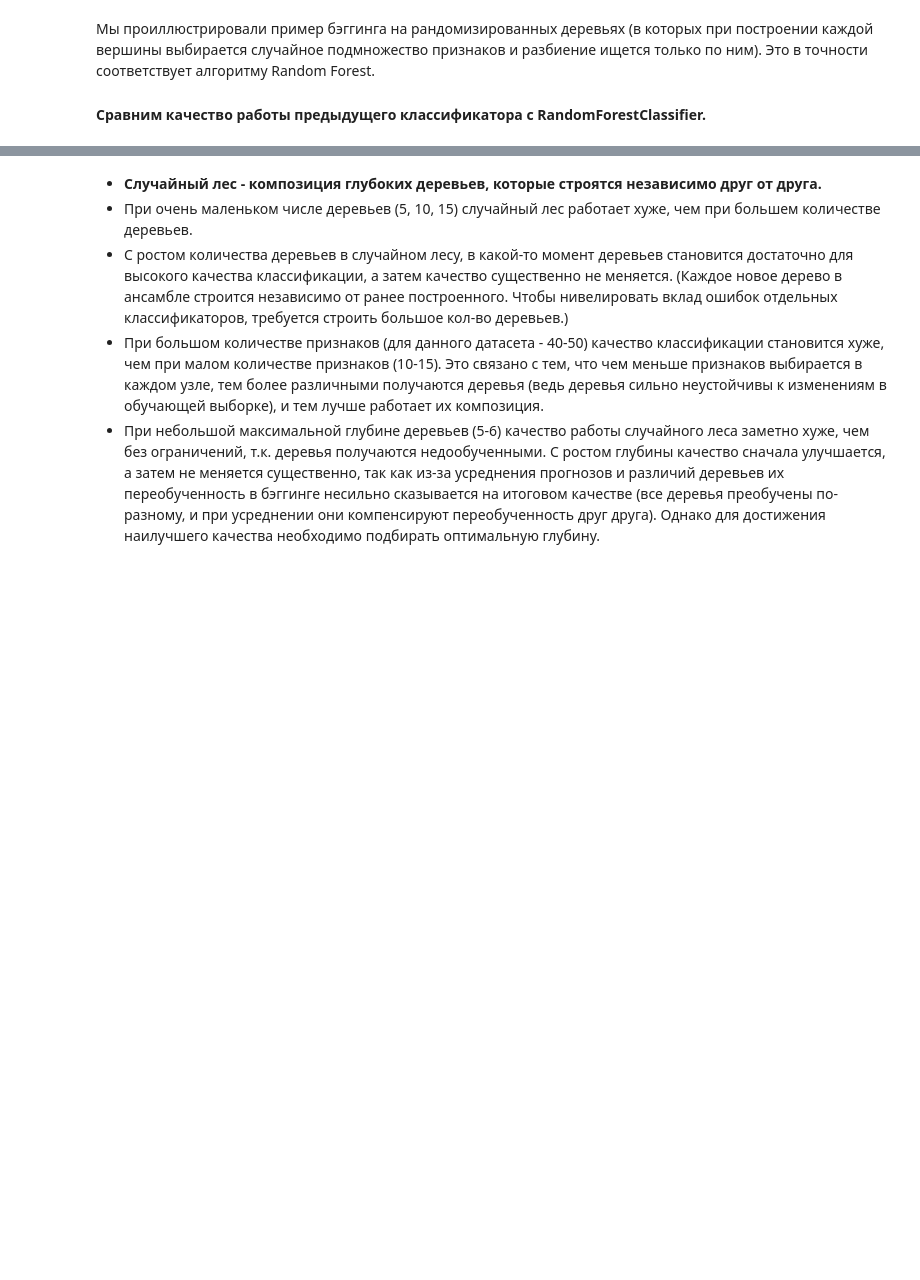
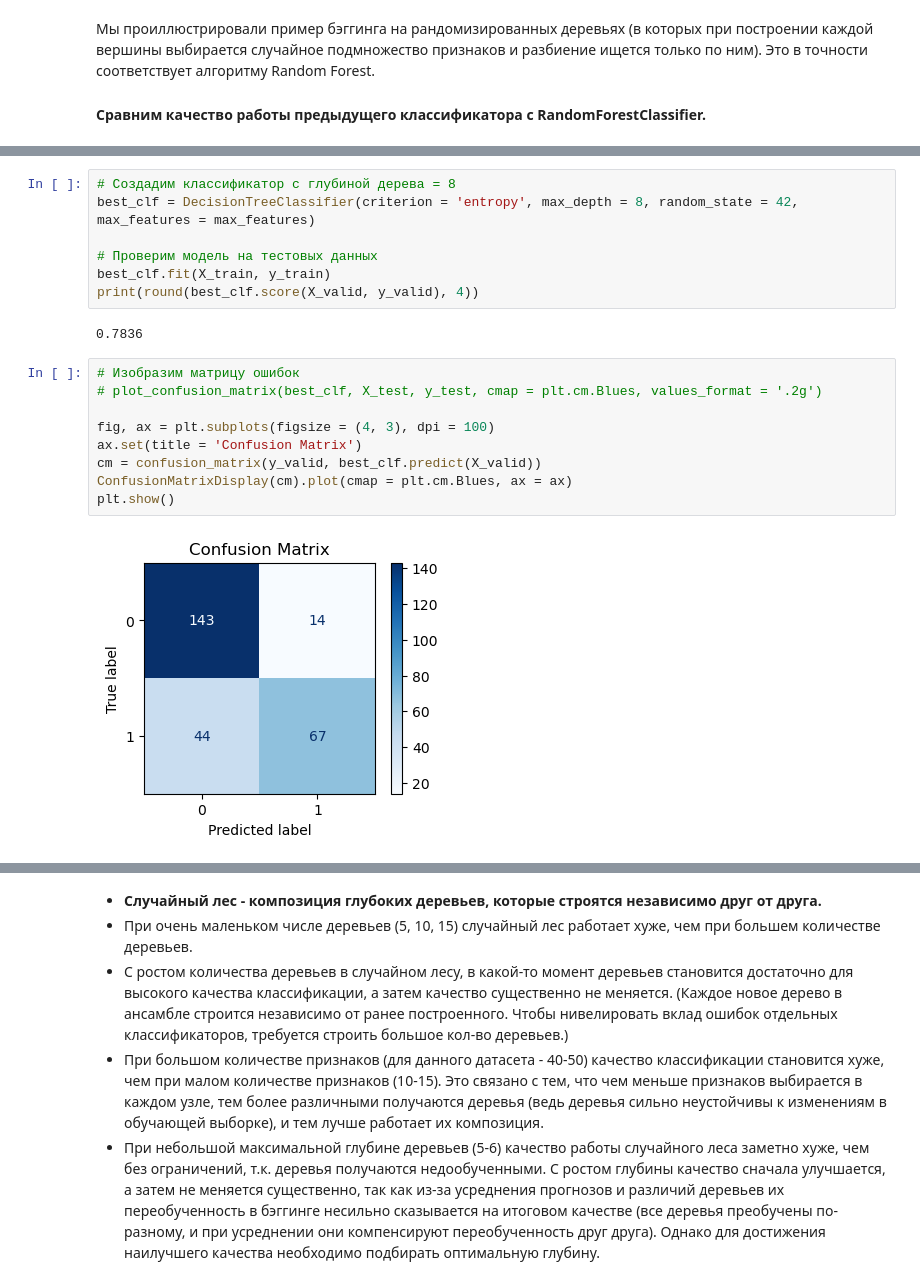
Before and after one commit to AngelinaAngelSun/0.Training-Python_SQL_MLagorithms, a Jupyter notebook: DecisionTree_RandomForest_Bagging_RSS.ipynb, the cells around one changed output, grey strips where cells are left out. Cells and saved outputs as stored; diff of their text form; blank space fills up the shorter version.

```diff
--- a/DecisionTree_RandomForest_Bagging_RSS.ipynb
+++ b/DecisionTree_RandomForest_Bagging_RSS.ipynb
@@ -676,0 +978,20 @@ cross_v_score5 = cross_val_score(rf, X, y, cv = 10, n_jobs = -1).mean()
+# %%
+# Создадим классификатор с глубиной дерева = 8
+best_clf = DecisionTreeClassifier(criterion = 'entropy', max_depth = 8, random_state = 42, max_features = max_features)
+
+# Проверим модель на тестовых данных
+best_clf.fit(X_train, y_train)
+print(round(best_clf.score(X_valid, y_valid), 4))
+# %% [output]
+0.7836
+# %%
+# Изобразим матрицу ошибок
+# plot_confusion_matrix(best_clf, X_test, y_test, cmap = plt.cm.Blues, values_format = '.2g')
+
+fig, ax = plt.subplots(figsize = (4, 3), dpi = 100)
+ax.set(title = 'Confusion Matrix')
+cm = confusion_matrix(y_valid, best_clf.predict(X_valid))
+ConfusionMatrixDisplay(cm).plot(cmap = plt.cm.Blues, ax = ax)
+plt.show()
+# %% [output]
+[figure, added]
```
Also changed, not shown: parts of 86 cells of this notebook.
